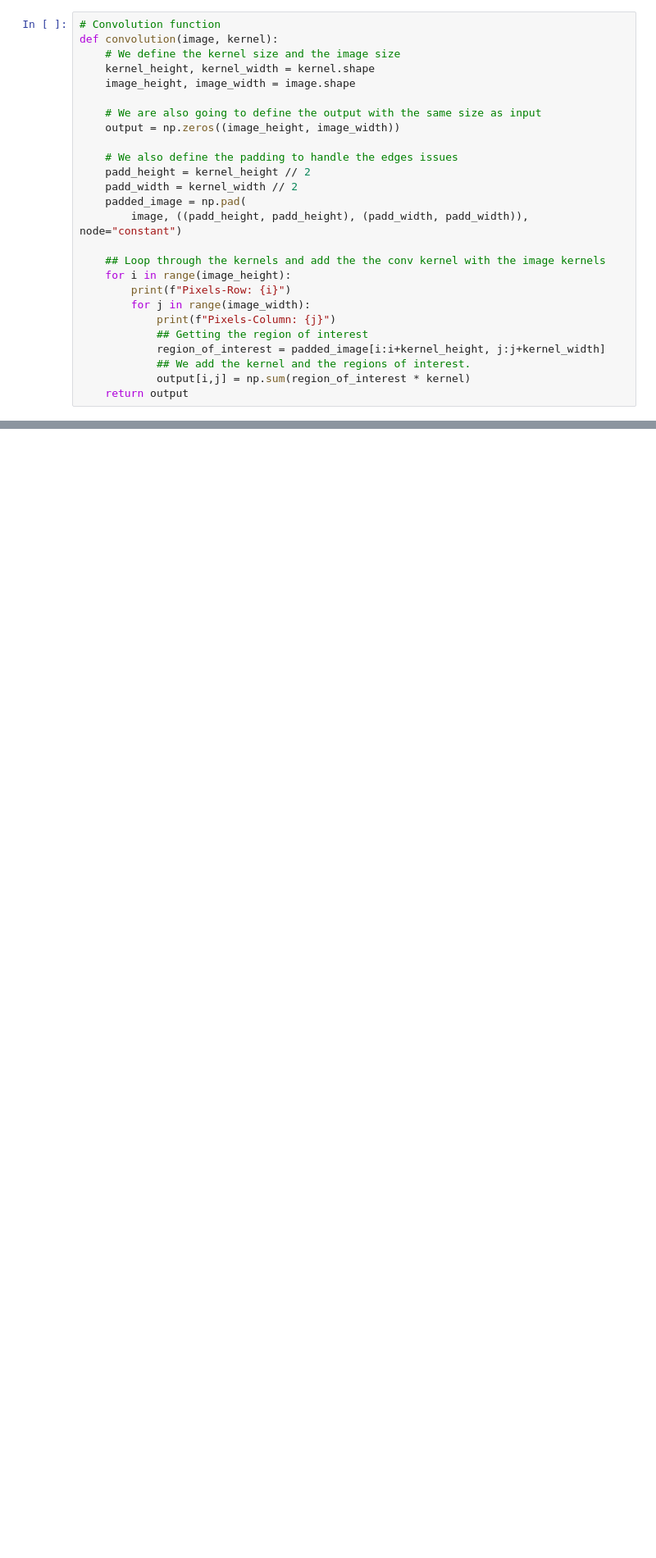
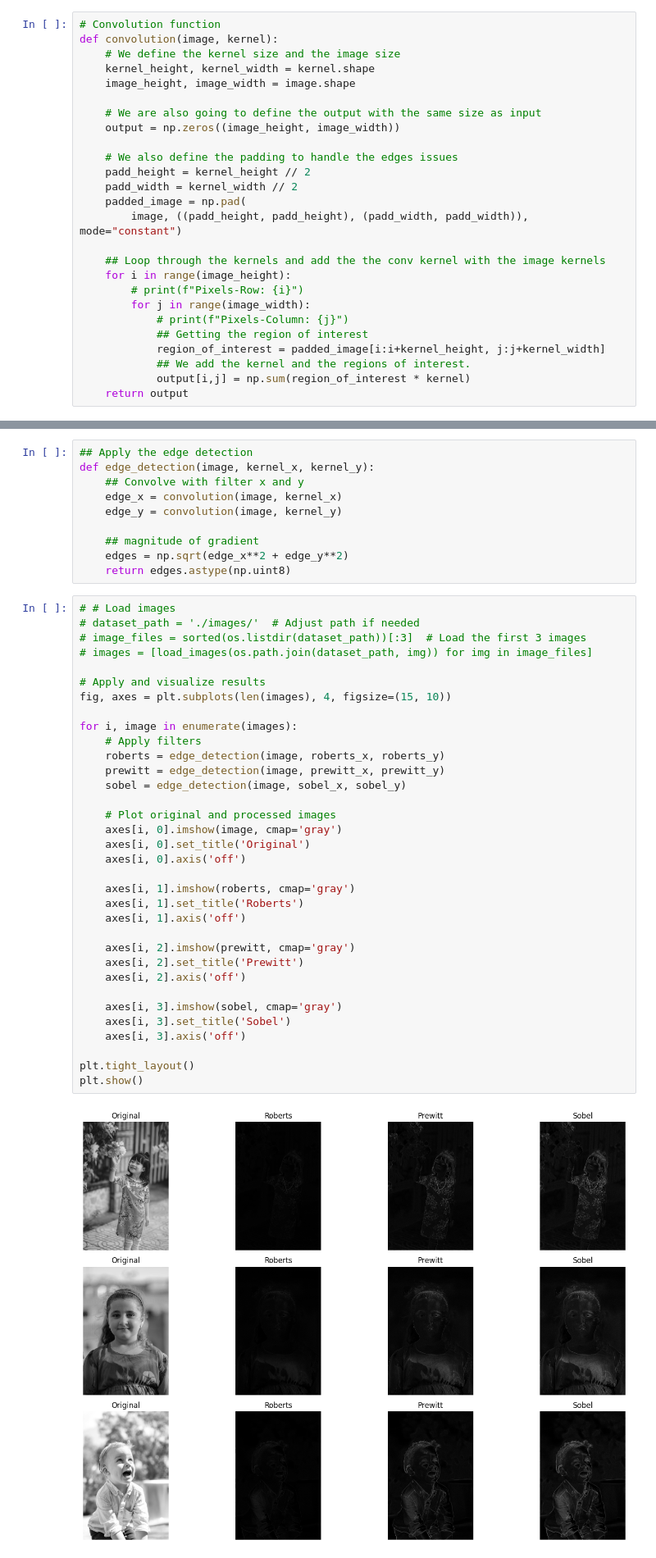
Before and after one commit to Iyabivuz-e/image-processing-exercises, a Jupyter notebook: index.ipynb, the cells around one changed output, grey strips where cells are left out. Shown at 82% size. Cells and saved outputs as stored; diff of their text form; blank space fills up the shorter version.

Commit message:
implemented the filter kernels in the photo

```diff
--- a/index.ipynb
+++ b/index.ipynb
@@ -43,13 +41,13 @@ def convolution(image, kernel):
     padd_height = kernel_height // 2
     padd_width = kernel_width // 2
     padded_image = np.pad(
-        image, ((padd_height, padd_height), (padd_width, padd_width)), node="constant")
+        image, ((padd_height, padd_height), (padd_width, padd_width)), mode="constant")
 
     ## Loop through the kernels and add the the conv kernel with the image kernels
     for i in range(image_height):
-        print(f"Pixels-Row: {i}")
+        # print(f"Pixels-Row: {i}")
         for j in range(image_width):
-            print(f"Pixels-Column: {j}")
+            # print(f"Pixels-Column: {j}")
             ## Getting the region of interest
             region_of_interest = padded_image[i:i+kernel_height, j:j+kernel_width]
             ## We add the kernel and the regions of interest.
@@ -79,3 +77,49 @@ sobel_x = np.array([[-1, 0, 1],
 sobel_y = np.array([[-1, -2, -1],
                     [0, 0, 0],
                     [1, 2, 1]])
+# %%
+## Apply the edge detection
+def edge_detection(image, kernel_x, kernel_y):
+    ## Convolve with filter x and y
+    edge_x = convolution(image, kernel_x)
+    edge_y = convolution(image, kernel_y)
+
+    ## magnitude of gradient
+    edges = np.sqrt(edge_x**2 + edge_y**2)
+    return edges.astype(np.uint8)
+# %%
+# # Load images
+# dataset_path = './images/'  # Adjust path if needed
+# image_files = sorted(os.listdir(dataset_path))[:3]  # Load the first 3 images
+# images = [load_images(os.path.join(dataset_path, img)) for img in image_files]
+
+# Apply and visualize results
+fig, axes = plt.subplots(len(images), 4, figsize=(15, 10))
+
+for i, image in enumerate(images):
+    # Apply filters
+    roberts = edge_detection(image, roberts_x, roberts_y)
+    prewitt = edge_detection(image, prewitt_x, prewitt_y)
+    sobel = edge_detection(image, sobel_x, sobel_y)
+
+    # Plot original and processed images
+    axes[i, 0].imshow(image, cmap='gray')
+    axes[i, 0].set_title('Original')
+    axes[i, 0].axis('off')
+
+    axes[i, 1].imshow(roberts, cmap='gray')
+    axes[i, 1].set_title('Roberts')
+    axes[i, 1].axis('off')
+
+    axes[i, 2].imshow(prewitt, cmap='gray')
+    axes[i, 2].set_title('Prewitt')
+    axes[i, 2].axis('off')
+
+    axes[i, 3].imshow(sobel, cmap='gray')
+    axes[i, 3].set_title('Sobel')
+    axes[i, 3].axis('off')
+
+plt.tight_layout()
+plt.show()
+# %% [output]
+[figure, added]
```
Also changed, not shown: parts of 2 cells of this notebook.
